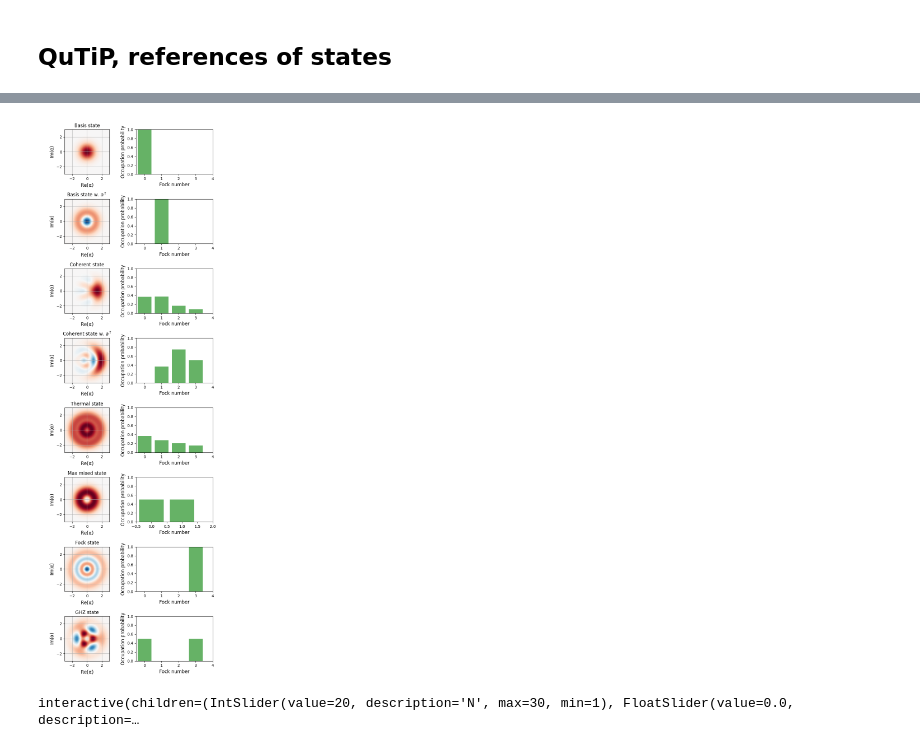
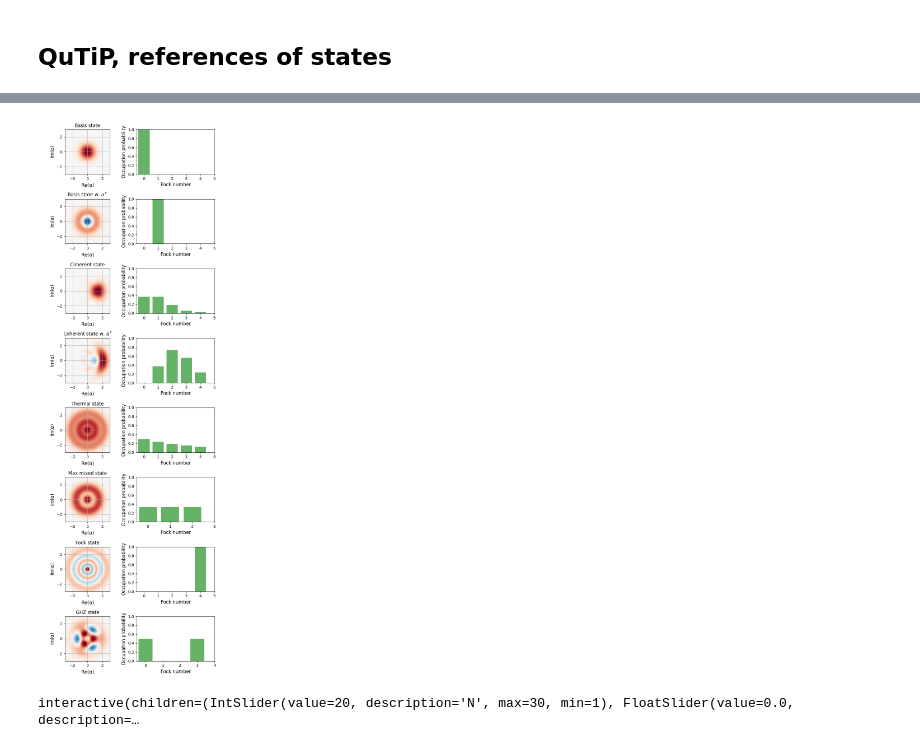
Before and after one commit to Born-ship-it/SCIQIS-2025-Project, a Jupyter notebook: Intro_project.ipynb, the cells around one changed output, grey strips where cells are left out. Drawn from its saved outputs; the diff is of its cells as text; code cells hidden in the pictures.

```diff
--- a/Intro_project.ipynb
+++ b/Intro_project.ipynb
@@ -59,5 +56,5 @@ The line_profiler extension is already loaded. To reload it, use:
 # %%
-N, n, alpha = 4, 3, 1
+N, n, alpha = 5, 4, 1
 a, ad = q.destroy(N), q.create(N)
 
 plt.close()
@@ -79,34 +76,34 @@ q.plot_fock_distribution(q.basis(N).unit(), ax=ax00)
 
 q.plot_wigner((ad*q.basis(N)).unit(), projection='2d', cmap='RdBu_r',  ax=ax01)
 q.plot_fock_distribution(ad*q.basis(N).unit(), ax=ax001)
 
 q.plot_wigner((q.coherent(N, alpha)).unit(), projection='2d', cmap='RdBu_r',  ax=ax1)
 q.plot_fock_distribution(q.coherent(N, alpha).unit(), ax=ax10)
 
 q.plot_wigner((ad*q.coherent(N, alpha)).unit(), projection='2d', cmap='RdBu_r',  ax=ax11)
 q.plot_fock_distribution(ad*q.coherent(N, alpha).unit(), ax=ax101)
 
 q.plot_wigner((q.thermal_dm(N, n)), projection='2d', cmap='RdBu_r',  ax=ax2)
 q.plot_fock_distribution(q.thermal_dm(N, n), ax=ax20)
 
 q.plot_wigner((q.maximally_mixed_dm(n-1)), projection='2d', cmap='RdBu_r',  ax=ax3)
 q.plot_fock_distribution(q.maximally_mixed_dm(n-1), ax=ax30)
 
 q.plot_wigner((q.fock_dm(N, N-1)), projection='2d', cmap='RdBu_r',  ax=ax4)
 q.plot_fock_distribution(q.fock_dm(N, N-1), ax=ax40)
 
 q.plot_wigner((q.ghz_state(2)), projection='2d', cmap='RdBu_r',  ax=ax5)
 q.plot_fock_distribution(q.ghz_state(2), ax=ax50)
 
 fig.canvas.toolbar_visible = False
 fig.canvas.header_visible = False
 fig.canvas.footer_visible = False
 fig.canvas.resizable = False
 
 plt.tight_layout()
 plt.show()
 # %% [output]
-[figure, old version]
+[figure, new version]
 # %%
 def phaseshift(N, theta):
     op = 1j * theta/2 * (q.position(N)**2 + q.momentum(N)**2)
```
Also changed, not shown: parts of 1 cell of this notebook, 3 other files.
